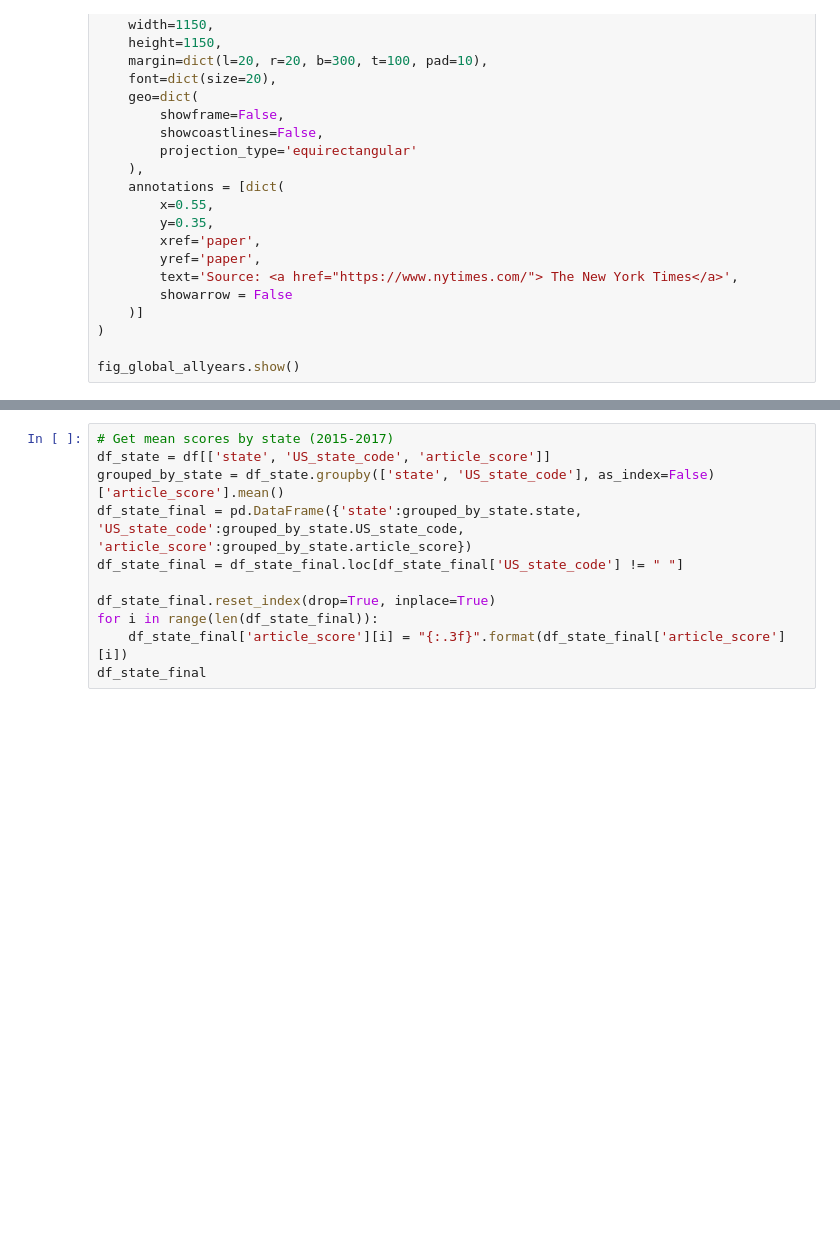
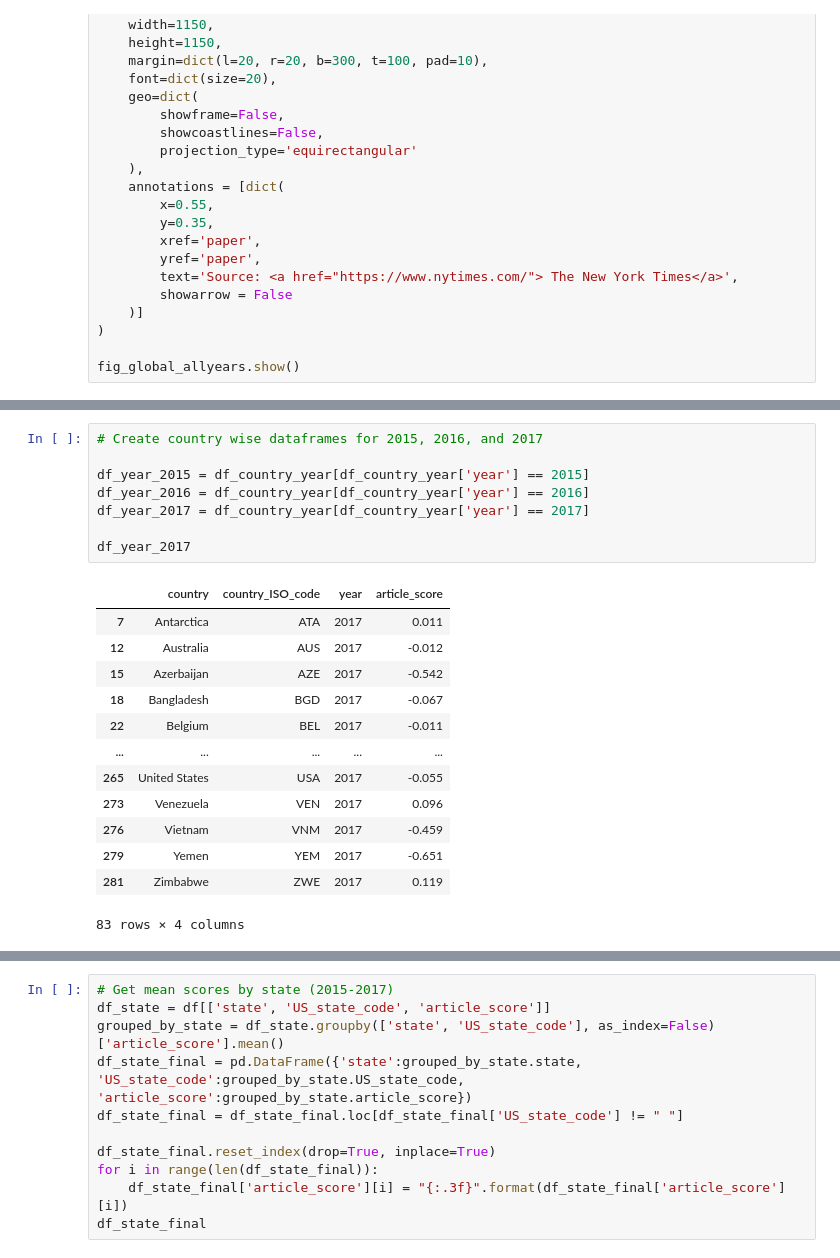
Before and after one commit to iCode13/News-Sentiment-Analysis-App, a Jupyter notebook: news_app/geo_choropleth4_plotly.ipynb, the cells around one changed output, grey strips where cells are left out. Saved outputs shown, nothing was run; the diff lists cells and outputs as text; blank space fills up the shorter version.

```diff
--- a/news_app/geo_choropleth4_plotly.ipynb
+++ b/news_app/geo_choropleth4_plotly.ipynb
@@ -83,0 +111,22 @@ fig_global_allyears.show()
+# %%
+# Create country wise dataframes for 2015, 2016, and 2017
+
+df_year_2015 = df_country_year[df_country_year['year'] == 2015]
+df_year_2016 = df_country_year[df_country_year['year'] == 2016]
+df_year_2017 = df_country_year[df_country_year['year'] == 2017]
+
+df_year_2017
+# %% [output]
+|  | country | country_ISO_code | year | article_score |
+| 7 | Antarctica | ATA | 2017 | 0.011 |
+| 12 | Australia | AUS | 2017 | -0.012 |
+| 15 | Azerbaijan | AZE | 2017 | -0.542 |
+| 18 | Bangladesh | BGD | 2017 | -0.067 |
+| 22 | Belgium | BEL | 2017 | -0.011 |
+| ... | ... | ... | ... | ... |
+| 265 | United States | USA | 2017 | -0.055 |
+| 273 | Venezuela | VEN | 2017 | 0.096 |
+| 276 | Vietnam | VNM | 2017 | -0.459 |
+| 279 | Yemen | YEM | 2017 | -0.651 |
+| 281 | Zimbabwe | ZWE | 2017 | 0.119 |
+83 rows × 4 columns
```
Also changed, not shown: parts of 9 cells of this notebook, 4 other files.
